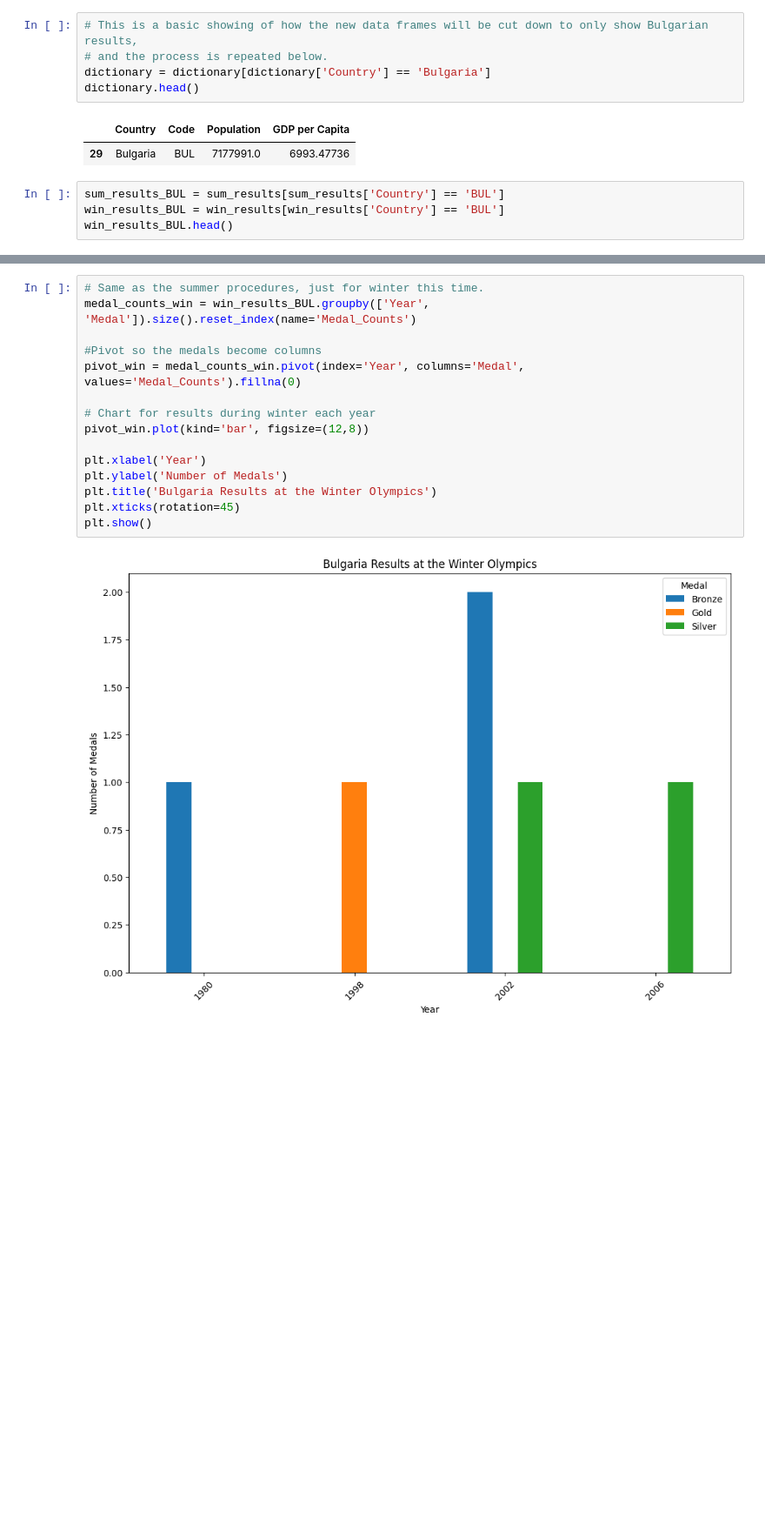
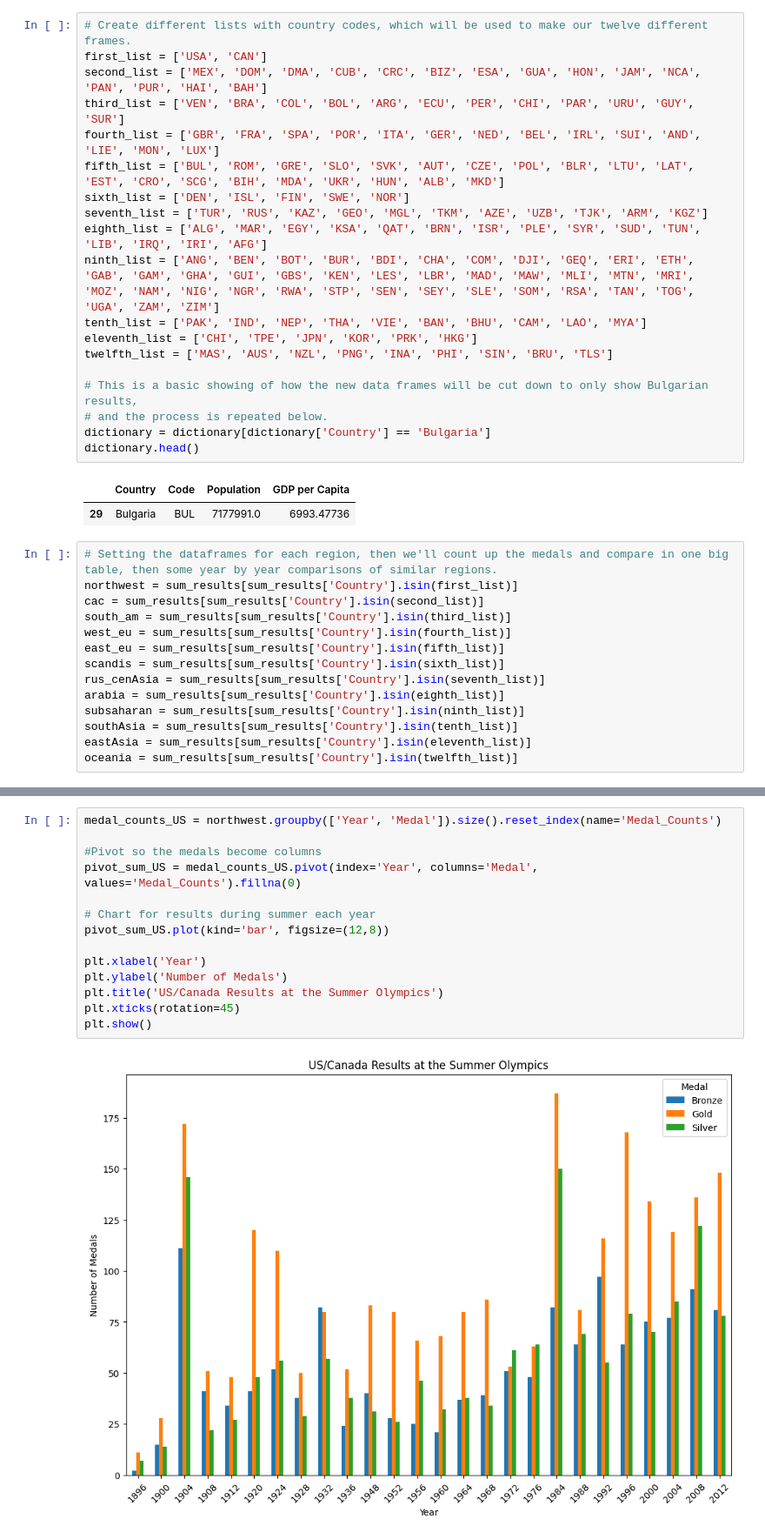
Before and after one commit to vnikolo1/DataMiningProj1, a Jupyter notebook: project1.ipynb, the cells around one changed output, grey strips where cells are left out. Shown at 87% size. Saved outputs shown, nothing was run; the diff lists cells and outputs as text; blank space fills up the shorter version.

```diff
--- a/project1.ipynb
+++ b/project1.ipynb
@@ -17,4 +35,18 @@ win_results = pd.read_csv('winter.csv')
 # %%
+# Create different lists with country codes, which will be used to make our twelve different frames.
+first_list = ['USA', 'CAN']
+second_list = ['MEX', 'DOM', 'DMA', 'CUB', 'CRC', 'BIZ', 'ESA', 'GUA', 'HON', 'JAM', 'NCA', 'PAN', 'PUR', 'HAI', 'BAH']
+third_list = ['VEN', 'BRA', 'COL', 'BOL', 'ARG', 'ECU', 'PER', 'CHI', 'PAR', 'URU', 'GUY', 'SUR']
+fourth_list = ['GBR', 'FRA', 'SPA', 'POR', 'ITA', 'GER', 'NED', 'BEL', 'IRL', 'SUI', 'AND', 'LIE', 'MON', 'LUX']
+fifth_list = ['BUL', 'ROM', 'GRE', 'SLO', 'SVK', 'AUT', 'CZE', 'POL', 'BLR', 'LTU', 'LAT', 'EST', 'CRO', 'SCG', 'BIH', 'MDA', 'UKR', 'HUN', 'ALB', 'MKD']
+sixth_list = ['DEN', 'ISL', 'FIN', 'SWE', 'NOR']
+seventh_list = ['TUR', 'RUS', 'KAZ', 'GEO', 'MGL', 'TKM', 'AZE', 'UZB', 'TJK', 'ARM', 'KGZ']
+eighth_list = ['ALG', 'MAR', 'EGY', 'KSA', 'QAT', 'BRN', 'ISR', 'PLE', 'SYR', 'SUD', 'TUN', 'LIB', 'IRQ', 'IRI', 'AFG']
+ninth_list = ['ANG', 'BEN', 'BOT', 'BUR', 'BDI', 'CHA', 'COM', 'DJI', 'GEQ', 'ERI', 'ETH', 'GAB', 'GAM', 'GHA', 'GUI', 'GBS', 'KEN', 'LES', 'LBR', 'MAD', 'MAW', 'MLI', 'MTN', 'MRI', 'MOZ', 'NAM', 'NIG', 'NGR', 'RWA', 'STP', 'SEN', 'SEY', 'SLE', 'SOM', 'RSA', 'TAN', 'TOG', 'UGA', 'ZAM', 'ZIM']
+tenth_list = ['PAK', 'IND', 'NEP', 'THA', 'VIE', 'BAN', 'BHU', 'CAM', 'LAO', 'MYA']
+eleventh_list = ['CHI', 'TPE', 'JPN', 'KOR', 'PRK', 'HKG']
+twelfth_list = ['MAS', 'AUS', 'NZL', 'PNG', 'INA', 'PHI', 'SIN', 'BRU', 'TLS']
+
 # This is a basic showing of how the new data frames will be cut down to only show Bulgarian results,
 # and the process is repeated below.
 dictionary = dictionary[dictionary['Country'] == 'Bulgaria']
@@ -23,6 +55,16 @@ dictionary.head()
 |  | Country | Code | Population | GDP per Capita |
 | 29 | Bulgaria | BUL | 7177991.0 | 6993.47736 |
 # %%
-sum_results_BUL = sum_results[sum_results['Country'] == 'BUL']
-win_results_BUL = win_results[win_results['Country'] == 'BUL']
-win_results_BUL.head()
+# Setting the dataframes for each region, then we'll count up the medals and compare in one big table, then some year by year comparisons of similar regions.
+northwest = sum_results[sum_results['Country'].isin(first_list)]
+cac = sum_results[sum_results['Country'].isin(second_list)]
+south_am = sum_results[sum_results['Country'].isin(third_list)]
+west_eu = sum_results[sum_results['Country'].isin(fourth_list)]
+east_eu = sum_results[sum_results['Country'].isin(fifth_list)]
+scandis = sum_results[sum_results['Country'].isin(sixth_list)]
+rus_cenAsia = sum_results[sum_results['Country'].isin(seventh_list)]
+arabia = sum_results[sum_results['Country'].isin(eighth_list)]
+subsaharan = sum_results[sum_results['Country'].isin(ninth_list)]
+southAsia = sum_results[sum_results['Country'].isin(tenth_list)]
+eastAsia = sum_results[sum_results['Country'].isin(eleventh_list)]
+oceania = sum_results[sum_results['Country'].isin(twelfth_list)]
@@ -55,18 +157,17 @@ plt.show()
 # %%
-# Same as the summer procedures, just for winter this time.
-medal_counts_win = win_results_BUL.groupby(['Year', 'Medal']).size().reset_index(name='Medal_Counts')
+medal_counts_US = northwest.groupby(['Year', 'Medal']).size().reset_index(name='Medal_Counts')
 
 #Pivot so the medals become columns
-pivot_win = medal_counts_win.pivot(index='Year', columns='Medal', values='Medal_Counts').fillna(0)
+pivot_sum_US = medal_counts_US.pivot(index='Year', columns='Medal', values='Medal_Counts').fillna(0)
 
-# Chart for results during winter each year
-pivot_win.plot(kind='bar', figsize=(12,8))
+# Chart for results during summer each year
+pivot_sum_US.plot(kind='bar', figsize=(12,8))
 
 plt.xlabel('Year')
 plt.ylabel('Number of Medals')
-plt.title('Bulgaria Results at the Winter Olympics')
+plt.title('US/Canada Results at the Summer Olympics')
 plt.xticks(rotation=45)
 plt.show()
 # %% [output]
-[figure, old version]
+[figure, new version]
 # %% [markdown]
```
Also changed, not shown: parts of 19 cells of this notebook.
